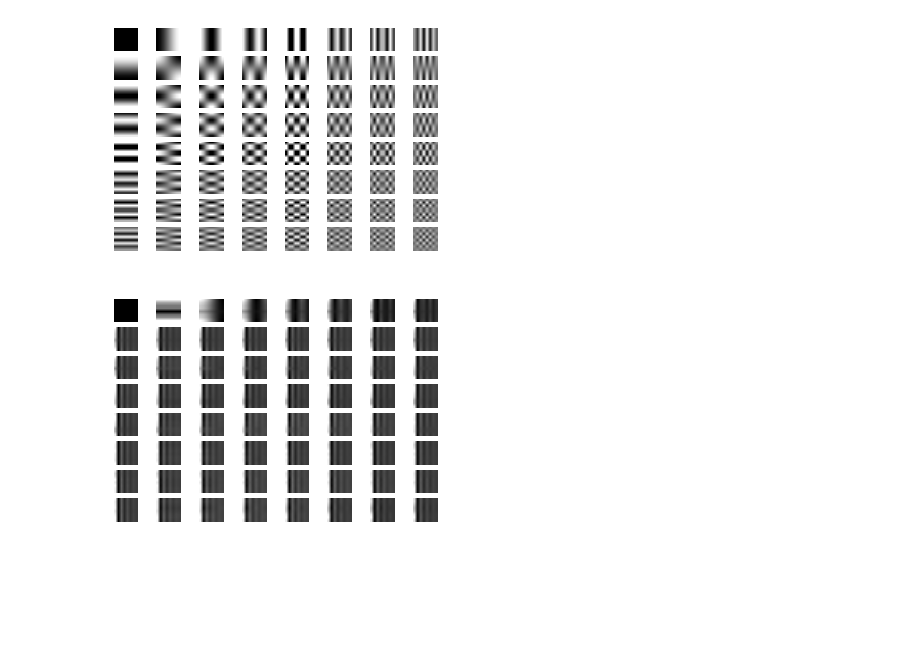
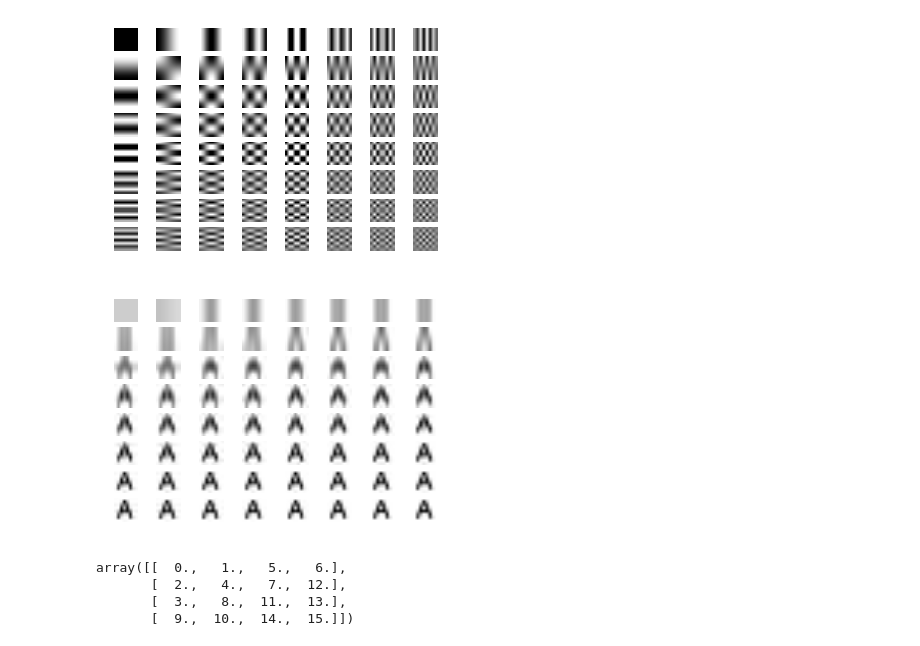
Before and after one commit to Jezzamonn/fourier, a Jupyter notebook: python/dct.ipynb, the cells around one changed output. Drawn from its saved outputs; the diff is of its cells as text; code cells hidden in the pictures; blank space fills up the shorter version.

Commit message:
Bam! Split the image up the way jpegs do

```diff
--- a/python/dct.ipynb
+++ b/python/dct.ipynb
@@ -153,21 +153,54 @@ for (x, y) in itertools.product(range(8), range(8)):
 [figure]
 # %%
 # Now lets draw the image being built up
-# freqs = dct(dct(img, axis=0, norm='ortho'), axis=1, norm='ortho')
+freqs = dct(dct(img, axis=0, norm='ortho'), axis=1, norm='ortho')
 
 fig, axes = plt.subplots(8, 8)
 
 for (i, (x, y)) in enumerate(itertools.product(range(8), range(8))):
     freq_select = np.zeros(8 * 8)
-    freq_select[:i] = 1
+    freq_select[:i+1] = 1
     freq_select = freq_select.reshape((8, 8))
 
-    new_freqs = np.dot(freqs, freq_select)
+    new_freqs = np.multiply(freqs, freq_select)
 
     freq_img = idct(idct(new_freqs, axis=0, norm='ortho'), axis=1, norm='ortho')
 
     ax = axes[x, y]
-    ax.imshow(freq_img)
+    ax.imshow(freq_img, vmin=0, vmax=1)
     ax.axis('off')
 # %% [output]
-[figure, old version]
+[figure, new version]
+# %%
+# Fill in a similar way to how jpegs do it?
+
+def loop_like_a_jpeg(size):
+    flip_dir = False
+    for i in range(size):
+        r = range(i + 1)
+        if flip_dir:
+            r = reversed(r)
+
+        for j in r:
+            yield (j, i - j)
+        flip_dir = not flip_dir
+
+    for i in range(1, size):
+        r = range(size - i)
+        if flip_dir:
+            r = reversed(r)
+
+        for j in r:
+            yield(i + j, (size - 1) - j)
+        flip_dir = not flip_dir
+
+arr = np.zeros((4, 4))
+for (i, (x, y)) in enumerate(loop_like_a_jpeg(4)):
+#     print(x, y)
+    arr[y, x] = i
+arr
+# %% [output]
+array([[  0.,   1.,   5.,   6.],
+       [  2.,   4.,   7.,  12.],
+       [  3.,   8.,  11.,  13.],
+       [  9.,  10.,  14.,  15.]])
```
Also changed, not shown: parts of 1 cell of this notebook.
